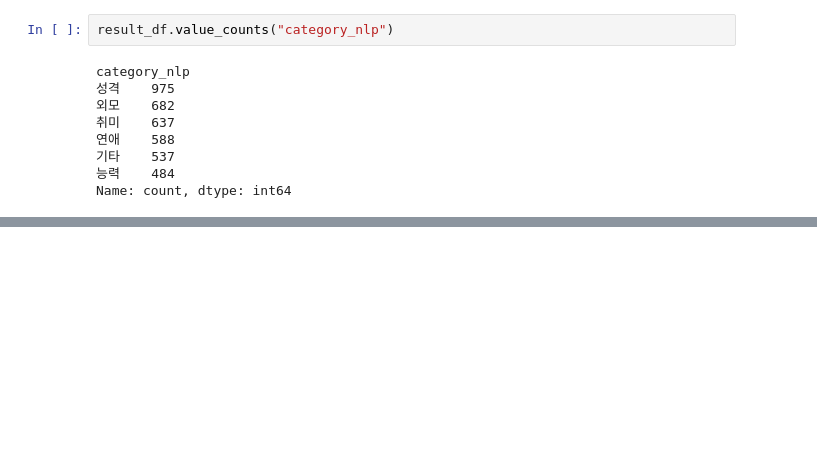
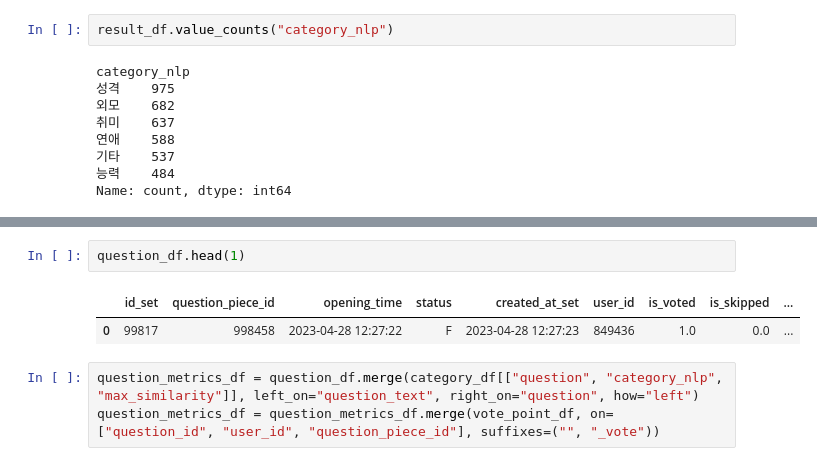
Before and after one commit to goheejieuri/final_project_team3, a Jupyter notebook: eunji.ipynb, the cells around one changed output, grey strips where cells are left out. Saved outputs shown, nothing was run; the diff lists cells and outputs as text; blank space fills up the shorter version.

```diff
--- a/eunji.ipynb
+++ b/eunji.ipynb
@@ -1493,0 +1507,8 @@ result_df[result_df["question"].str.contains("휴대폰 배터리")].head(10)
+# %%
+question_df.head(1)
+# %% [output]
+|  | id_set | question_piece_id | opening_time | status | created_at_set | user_id | is_voted | is_skipped | ... |
+| 0 | 99817 | 998458 | 2023-04-28 12:27:22 | F | 2023-04-28 12:27:23 | 849436 | 1.0 | 0.0 | ... |
+# %%
+question_metrics_df = question_df.merge(category_df[["question", "category_nlp", "max_similarity"]], left_on="question_text", right_on="question", how="left")
+question_metrics_df = question_metrics_df.merge(vote_point_df, on=["question_id", "user_id", "question_piece_id"], suffixes=("", "_vote"))
```
Also changed, not shown: parts of 8 cells of this notebook.
